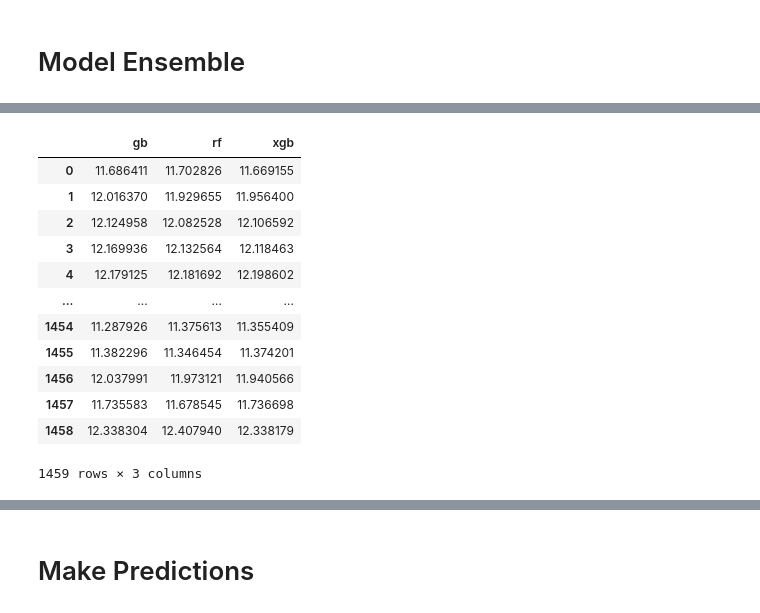
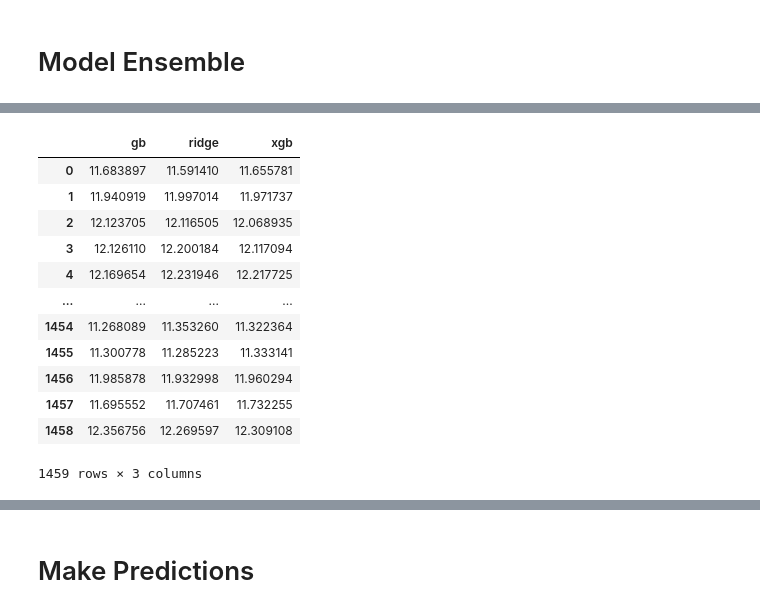
Before and after one commit to zrrddd/House_Prices, a Jupyter notebook: Main_check_this_out.ipynb, the cells around one changed output, grey strips where cells are left out. Cells and saved outputs as stored; diff of their text form; code cells hidden in the pictures.

```diff
--- a/Main_check_this_out.ipynb
+++ b/Main_check_this_out.ipynb
@@ -380,4 +411,0 @@ print(X_test.shape)
-# %%
-from sklearn import ensemble
-t = ensemble.RandomForestRegressor()
-t.fit(X_train, y_train)
@@ -390,3 +414,6 @@ sum(t.feature_importances_[:35])
+# %%
+X_train.drop([1298, 523], inplace = True)
+y_train.drop([1298, 523], inplace = True)
 # %% [markdown]
 # Feature Selection
 # %%
@@ -410,6 +457,7 @@ print('There are {} selected features'.format(selector.n_features_))
 ## Get X and y
 # %%
 y_train = np.log(train['SalePrice'])
+y_train.drop([1298, 523], inplace = True)
 # %%
 X_train_selected = X_train[selected_feat]
 X_test_selected = X_test[selected_feat]
@@ -610,0 +619,31 @@ XGBRegressor(alpha=0, base_score=0.5, booster='gbtree', colsample_bylevel=1,
+# %%
+from sklearn import ensemble
+from sklearn import linear_model
+import xgboost
+
+xgb_reg = xgboost.XGBRegressor(
+    eta = 0.1,
+    max_depth = 3,
+    gamma = 0,
+    alpha = 0,
+    tree_method = 'auto'
+)
+
+ridge_reg = linear_model.Ridge(
+    alpha=0.98,
+    solver='sparse_cg'
+)
+
+gb_reg = ensemble.GradientBoostingRegressor(
+    n_estimators=200,
+    max_depth = 3,
+    min_samples_split = 3,
+    max_features = 'auto',
+    criterion = 'mse'
+)
+
+
+# Train the models
+gb_reg.fit(X_train_selected, y_train)
+ridge_reg.fit(X_train_selected, y_train)
+xgb_reg.fit(X_train_selected, y_train)
@@ -641,22 +744,22 @@ Ridge(alpha=0, solver='saga')
 # %%
 gb_pred = gb_reg.predict(X_test_selected)
-rf_pred = rf_reg.predict(X_test_selected)
+ridge_pred = ridge_reg.predict(X_test_selected)
 xgb_pred = xgb_reg.predict(X_test_selected)
-new_X_test = pd.DataFrame({'gb':gb_pred, 'rf':rf_pred, 'xgb':xgb_pred})
+new_X_test = pd.DataFrame({'gb':gb_pred, 'ridge':ridge_pred, 'xgb':xgb_pred})
 new_X_test
 # %% [output]
-|  | gb | rf | xgb |
-| 0 | 11.686411 | 11.702826 | 11.669155 |
-| 1 | 12.016370 | 11.929655 | 11.956400 |
-| 2 | 12.124958 | 12.082528 | 12.106592 |
-| 3 | 12.169936 | 12.132564 | 12.118463 |
-| 4 | 12.179125 | 12.181692 | 12.198602 |
+|  | gb | ridge | xgb |
+| 0 | 11.683897 | 11.591410 | 11.655781 |
+| 1 | 11.940919 | 11.997014 | 11.971737 |
+| 2 | 12.123705 | 12.116505 | 12.068935 |
+| 3 | 12.126110 | 12.200184 | 12.117094 |
+| 4 | 12.169654 | 12.231946 | 12.217725 |
 | ... | ... | ... | ... |
-| 1454 | 11.287926 | 11.375613 | 11.355409 |
-| 1455 | 11.382296 | 11.346454 | 11.374201 |
-| 1456 | 12.037991 | 11.973121 | 11.940566 |
-| 1457 | 11.735583 | 11.678545 | 11.736698 |
-| 1458 | 12.338304 | 12.407940 | 12.338179 |
+| 1454 | 11.268089 | 11.353260 | 11.322364 |
+| 1455 | 11.300778 | 11.285223 | 11.333141 |
+| 1456 | 11.985878 | 11.932998 | 11.960294 |
+| 1457 | 11.695552 | 11.707461 | 11.732255 |
+| 1458 | 12.356756 | 12.269597 | 12.309108 |
 1459 rows × 3 columns
 # %%
 ridge.predict(new_X_test)
```
Also changed, not shown: parts of 37 cells of this notebook, 2 other files.
